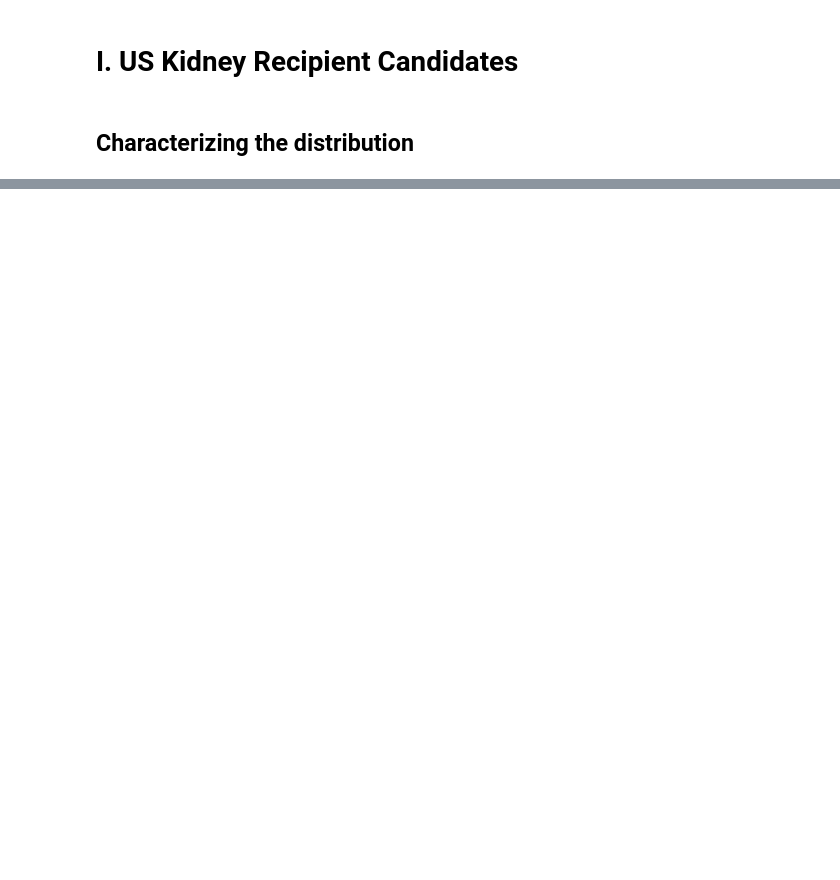
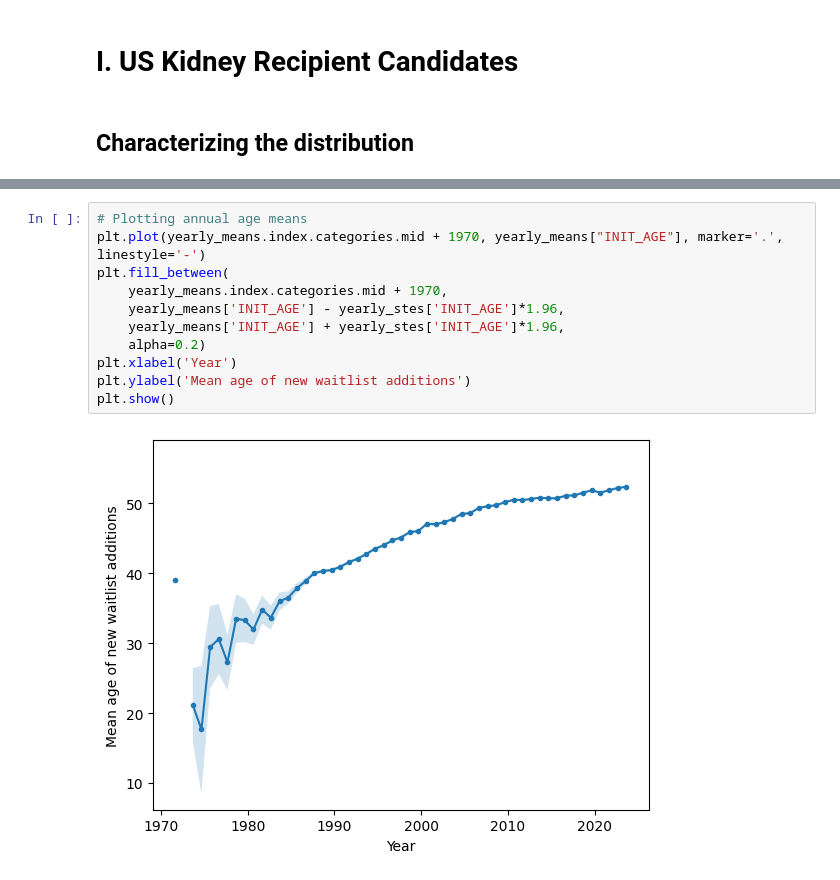
Before and after one commit to dabslee/Kidney_Analysis, a Jupyter notebook: transplant_market/recipients.ipynb, the cells around one changed output, grey strips where cells are left out. Cells and saved outputs as stored; diff of their text form; blank space fills up the shorter version.

```diff
--- a/transplant_market/recipients.ipynb
+++ b/transplant_market/recipients.ipynb
@@ -73,0 +144,13 @@ kidpan_data = kidpan_data.replace({"ETHCAT" : {
+# %%
+# Plotting annual age means
+plt.plot(yearly_means.index.categories.mid + 1970, yearly_means["INIT_AGE"], marker='.', linestyle='-')
+plt.fill_between(
+    yearly_means.index.categories.mid + 1970,
+    yearly_means['INIT_AGE'] - yearly_stes['INIT_AGE']*1.96,
+    yearly_means['INIT_AGE'] + yearly_stes['INIT_AGE']*1.96,
+    alpha=0.2)
+plt.xlabel('Year')
+plt.ylabel('Mean age of new waitlist additions')
+plt.show()
+# %% [output]
+[figure, added]
```
Also changed, not shown: parts of 17 cells of this notebook, 1 other file.
